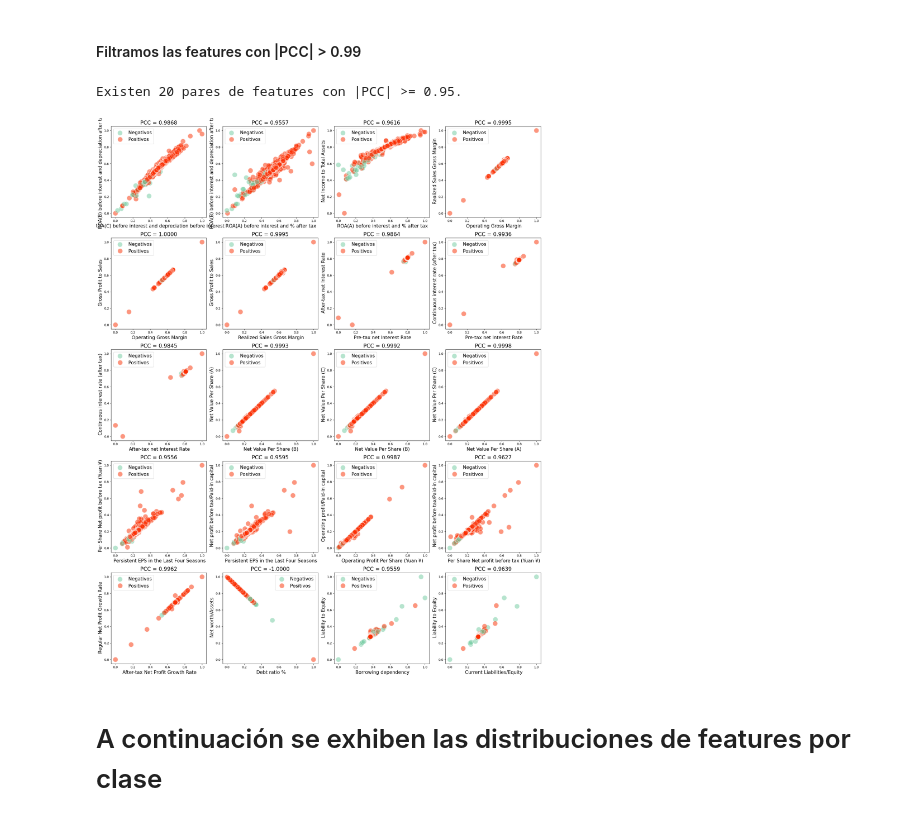
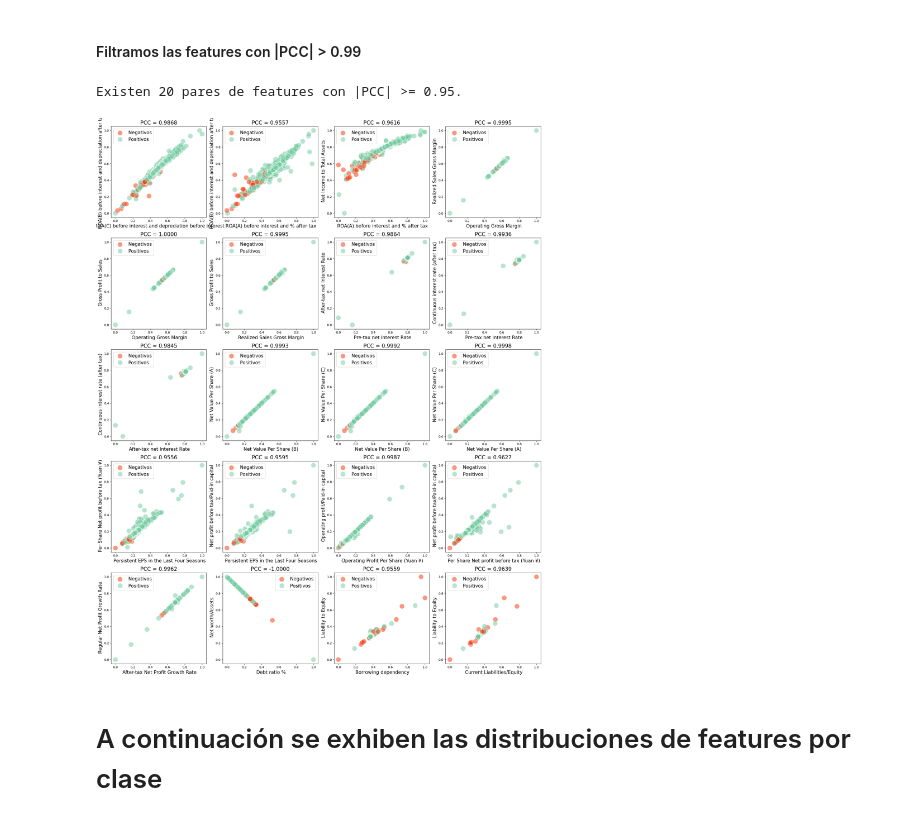
Before and after one commit to epsilondenso/Data_Science_projects, a Jupyter notebook: notebooks/02_EDA.ipynb, the cells around one changed output. Cells and saved outputs as stored; diff of their text form; code cells hidden in the pictures.

Commit message:
Detalles de visualización

```diff
--- a/notebooks/02_EDA.ipynb
+++ b/notebooks/02_EDA.ipynb
@@ -182,33 +182,33 @@ Text(0, 0.5, 'Conteo')
 # %%
 pcc_treshold = 0.95
 ex_pcc_index = np.where(np.abs(ef_pcc_arr) >= pcc_treshold)[0]
 print(rf"Existen {len(ex_pcc_index)} pares de features con |PCC| >= {pcc_treshold}.")
 
 rows, columns = get_subplt_dim(len(ex_pcc_index))
 
 fig, axes = plt.subplots(rows, columns, figsize=(5*columns, 5*rows))
 axes = axes.flatten()
 
 for i in range(len(axes)):
     #f stands for feature
 
     index = ex_pcc_index[i]
     f_1_index = ef_pcc_index[0][index] + 1
     f_2_index = ef_pcc_index[1][index] + 1
     f_1 = prep_data.iloc[:, f_1_index]
     f_2 = prep_data.iloc[:, f_2_index]
 
     axes[i].set_title(f"PCC = {ef_pcc_arr[index]:.4f}", fontsize = 17)
     #plt.grid(linestyle = "dashdot", alpha = 0.5, zorder = 1)
     sns.scatterplot(data = prep_data, x=f_1, y=f_2, ax=axes[i], hue ="Bankrupt?", s=250,
-                    hue_order= [0, 1],  palette = ["#fb2e01", "#6fcb9f"], alpha = 0.5)#, zorder = 2)
+                    hue_order= [0, 1],  palette = ["#6fcb9f", "#fb2e01"], alpha = 0.5)#, zorder = 2)
     axes[i].set_xlabel(prep_data.columns[f_1_index], fontsize = 15)
     axes[i].set_ylabel(prep_data.columns[f_2_index], fontsize = 15)
     axes[i].legend(loc = "best", labels = ["Negativos", "Positivos"], fontsize = 15)
     plt.tight_layout()
 # %% [output]
 Existen 20 pares de features con |PCC| >= 0.95.
-[figure, old version]
+[figure, new version]
 # %%
 #Eliminamos un feature altamente correlacionado por par
 to_pop = ef_pcc_index[0][ex_pcc_index]
```
